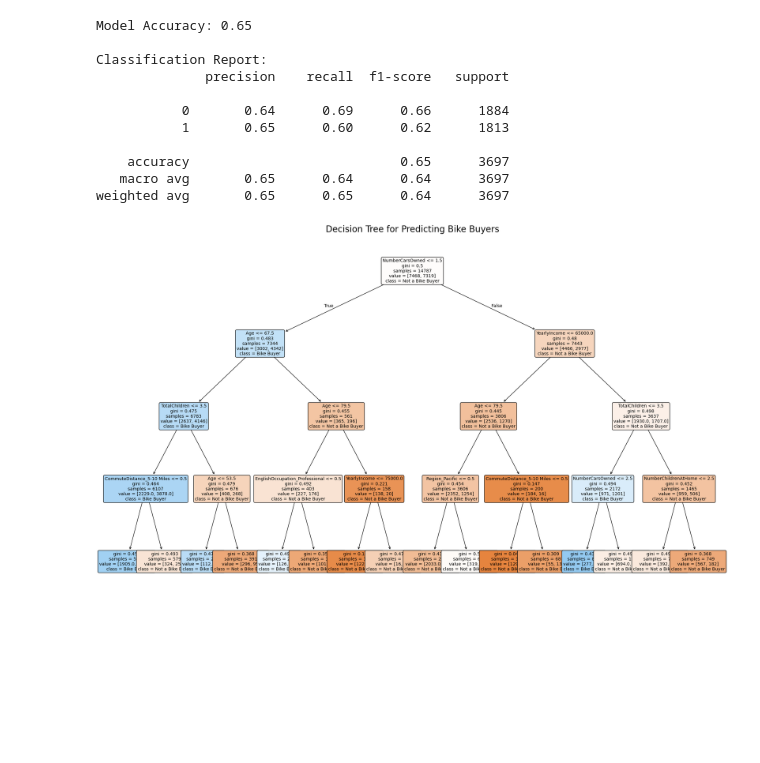
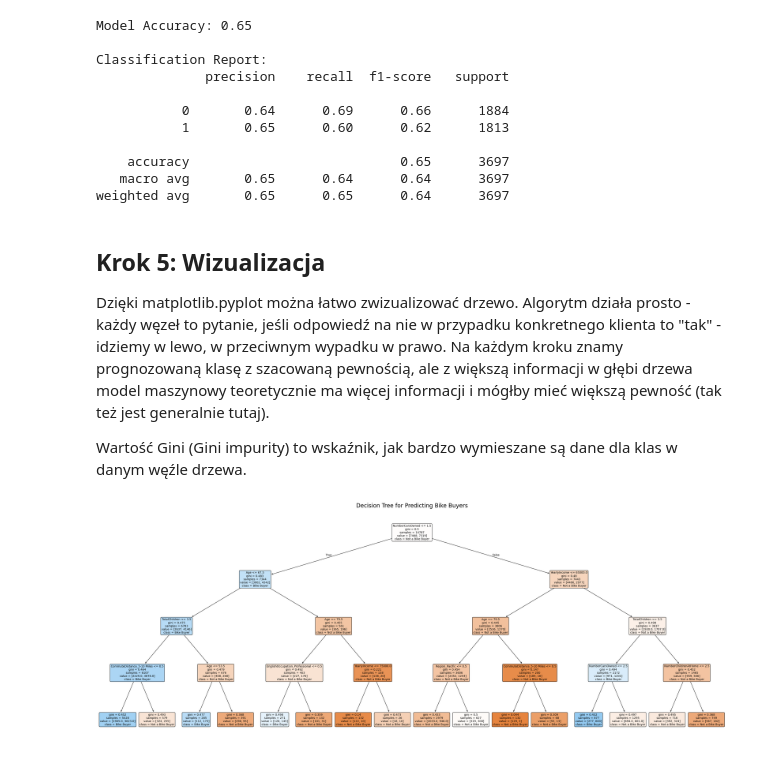
Before and after one commit to lmProgramming/uni-data-warehouse, a Jupyter notebook: lec06/report.ipynb, the cells around one changed output. Drawn from its saved outputs; the diff is of its cells as text; code cells hidden in the pictures; blank space fills up the shorter version.

```diff
--- a/lec06/report.ipynb
+++ b/lec06/report.ipynb
@@ -206,24 +208,28 @@ Classification Report:
     accuracy                           0.65      3697
    macro avg       0.65      0.64      0.64      3697
 weighted avg       0.65      0.65      0.64      3697
+# %% [markdown]
+## Krok 5: Wizualizacja
+
+Dzięki matplotlib.pyplot można łatwo zwizualizować drzewo. Algorytm działa prosto - każdy węzeł to pytanie, jeśli odpowiedź na nie w przypadku konkretnego klienta to "tak" - idziemy w lewo, w przeciwnym wypadku w prawo. Na każdym kroku znamy prognozowaną klasę z szacowaną pewnością, ale z większą informacji w głębi drzewa model maszynowy teoretycznie ma więcej informacji i mógłby mieć większą pewność (tak też jest generalnie tutaj).
+
+Wartość Gini (Gini impurity) to wskaźnik, jak bardzo wymieszane są dane dla klas w danym węźle drzewa.
 # %%
 import matplotlib.pyplot as plt
 from sklearn.tree import plot_tree
 
-# Get the feature names and class names for the plot
-feature_names = X.columns.tolist()
-class_names = ['Not a Bike Buyer', 'Bike Buyer'] # Corresponds to 0 and 1
+feature_names: list[str] = X.columns.tolist()
+class_names: list[str] = ['Not a Bike Buyer', 'Bike Buyer']
 
-# Create the plot
-plt.figure(figsize=(25, 15)) # Make the figure nice and big
+plt.figure(figsize=(40, 15))
 plot_tree(model,
           filled=True,
           feature_names=feature_names,
           class_names=class_names,
           rounded=True,
           fontsize=10)
 
 plt.title("Decision Tree for Predicting Bike Buyers", fontsize=20)
 plt.show()
 # %% [output]
-[figure, old version]
+[figure, new version]
```
Also changed, not shown: parts of 5 cells of this notebook.
